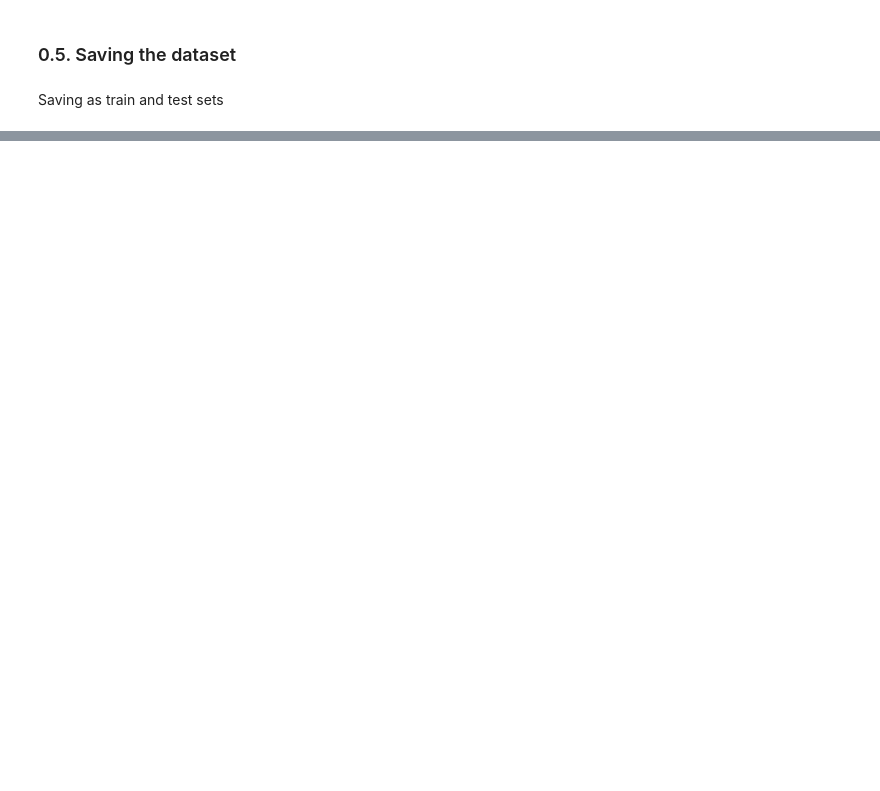
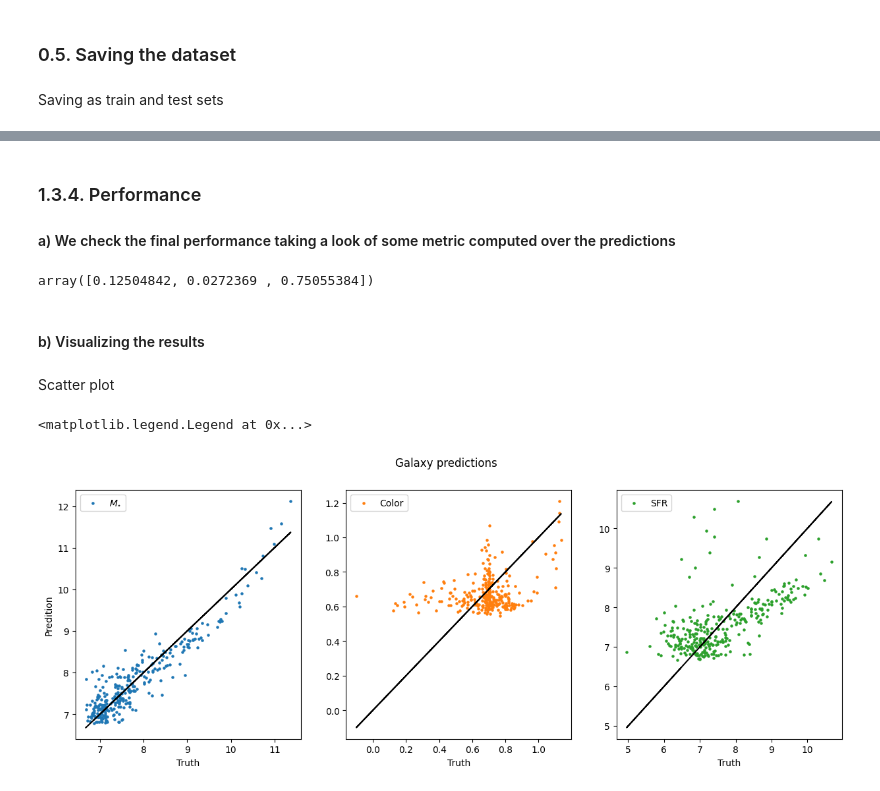
Before and after one commit to DataDrivenGalaxyEvolution/galevo23-tutorials, a Jupyter notebook: week-2/tutorial_on_halo-galaxy_connection/halo-galaxy_connection.ipynb, the cells around one changed output, grey strips where cells are left out. Saved outputs shown, nothing was run; the diff lists cells and outputs as text; code cells hidden in the pictures; blank space fills up the shorter version.

```diff
--- a/week-2/tutorial_on_halo-galaxy_connection/halo-galaxy_connection.ipynb
+++ b/week-2/tutorial_on_halo-galaxy_connection/halo-galaxy_connection.ipynb
@@ -287,0 +354,5 @@ df_test.to_csv('test-halos_and_gals.csv', index = False)
+# %%
+x_train -= mean_data
+x_train /= std_data
+x_test -= mean_data
+x_test /= std_data
@@ -287,0 +457,3 @@ df_test.to_csv('test-halos_and_gals.csv', index = False)
+# %%
+#Predictions
+prediction = my_model.predict(x_test)
@@ -287,0 +462,41 @@ df_test.to_csv('test-halos_and_gals.csv', index = False)
+# %% [markdown]
+### 1.3.4. Performance
+
+#### a) We check the final performance taking a look of some metric computed over the predictions
+# %%
+#Scores
+MSE = np.zeros((3))
+for i in range(3):
+    MSE[i] = mean_squared_error(prediction[:, i], y_test[:, i])
+MSE
+# %% [output]
+array([0.12504842, 0.0272369 , 0.75055384])
+# %% [markdown]
+#### b) Visualizing the results
+# %% [markdown]
+Scatter plot
+# %%
+fig = plt.figure(dpi = 100, figsize = (15, 5))
+gs = fig.add_gridspec(1, 3)
+axs = gs.subplots()
+
+fig.suptitle('Galaxy predictions')
+
+axs[0].scatter(y_test[:, 0], prediction[:, 0], s = 5, color = 'C0', label = '$M_{\star}$')
+axs[0].set_xlabel(r'Truth')
+axs[0].plot(y_test[:, 0], y_test[:, 0], color = 'black')
+axs[0].set_ylabel(r'Predition')
+axs[0].legend()
+
+axs[1].scatter(y_test[:, 1], prediction[:, 1], s = 5, color = 'C1', label = 'Color')
+axs[1].set_xlabel(r'Truth')
+axs[1].plot(y_test[:, 1], y_test[:, 1], color = 'black')
+axs[1].legend()
+
+axs[2].scatter(y_test[:, 2], prediction[:, 2], s = 5, color = 'C2', label = 'SFR')
+axs[2].plot(y_test[:, 2], y_test[:, 2], color = 'black')
+axs[2].set_xlabel(r'Truth')
+axs[2].legend()
+# %% [output]
+<matplotlib.legend.Legend at 0x...>
+[figure, added]
```
Also changed, not shown: parts of 33 cells of this notebook, 1 other file.
